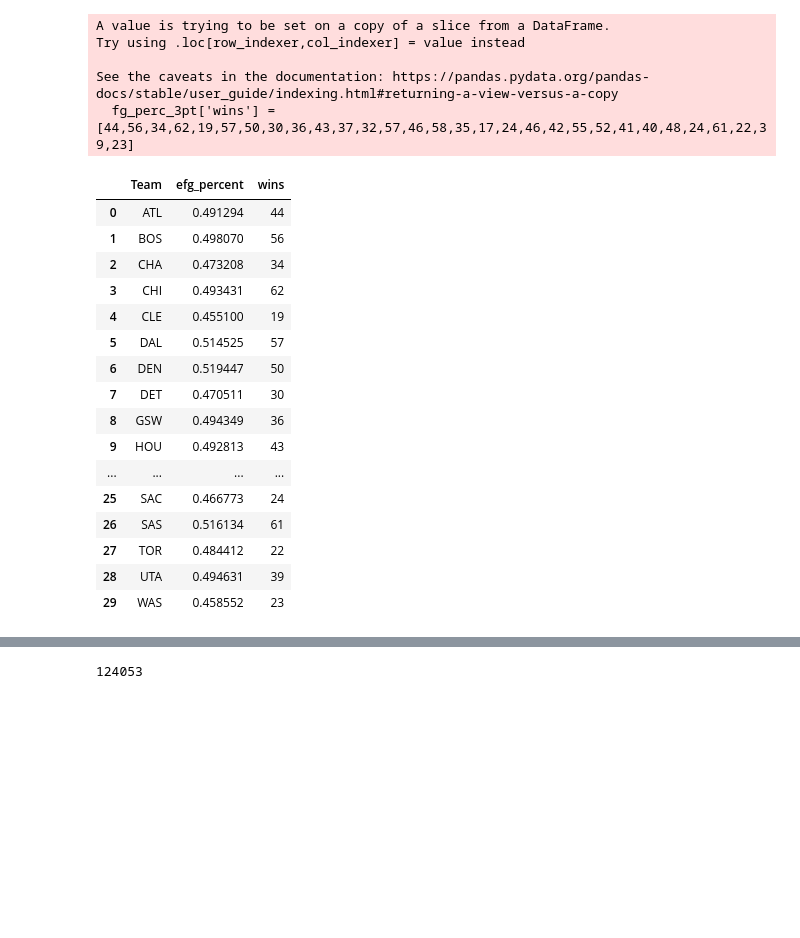
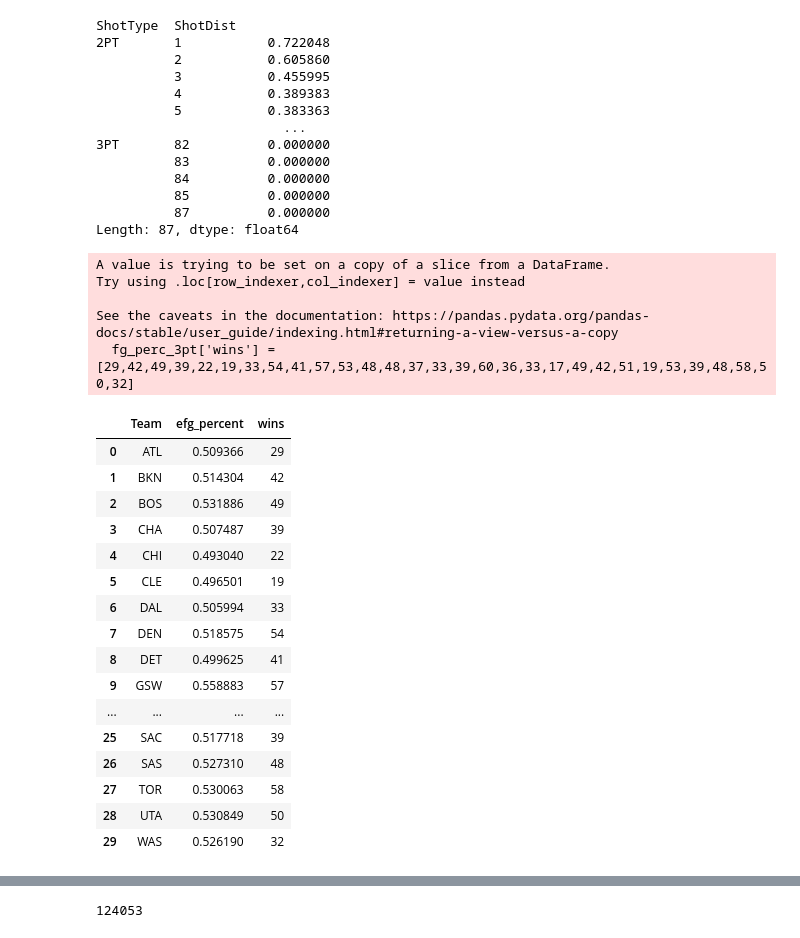
Before and after one commit to rsandbe1/python_project, a Jupyter notebook: project.ipynb, the cells around one changed output, grey strips where cells are left out. Cells and saved outputs as stored; diff of their text form; code cells hidden in the pictures; blank space fills up the shorter version.

```diff
--- a/project.ipynb
+++ b/project.ipynb
@@ -6,7 +7,7 @@ all_stats = pd.read_csv('../python_project_csv_files/2019-20_pbp.csv', header =
 
 pd.set_option("display.max_columns", None)
 # %%
-older_stats = pd.read_csv('../python_project_csv_files/2010-11_pbp.csv', header = [0])
+older_stats = pd.read_csv('../python_project_csv_files/2018-19_pbp.csv', header = [0])
 
 pd.set_option("display.max_columns", None)
 # %%
@@ -15,56 +16,75 @@ older_stats['Play'] = older_stats["VISITORDESCRIPTION"] + older_stats["HOMEDESCR
 # %%
 import re
 
 older_stats['Play'] = older_stats['Play'].apply(lambda row: row if re.findall("\d'",row) != [] else np.nan)
 older_stats.dropna(subset=['Play'],inplace=True)
 
 older_stats['ShotDist'] = older_stats['Play'].apply(lambda row: re.findall("\d+'",row)[0][0:2] if len(re.findall("\d+'",row)[0]) == 3 else re.findall("\d+'",row)[0][0:1]).astype(int)
 
 older_stats['ShotOutcome'] = older_stats['Play'].apply(lambda row: 'miss' if 'MISS' in row else 'make')
 older_stats['ShotType'] = older_stats['Play'].apply(lambda row: '3PT' if '3PT' in row else '2PT')
 older_stats['Team'] = older_stats['PLAYER1_TEAM_ABBREVIATION']
 refined_df = older_stats[['Team','ShotType','ShotDist','ShotOutcome']]
+
+#def fg_percent(df):
+
+
 fg_perc = refined_df.groupby(['ShotType','ShotDist']).apply(lambda row: (sum(row['ShotOutcome']=='make')/len(row['ShotOutcome'])))
-fg_perc
+print(fg_perc)
 team_fg_perc = refined_df.groupby(['Team','ShotType']).apply(lambda row: (sum(row['ShotOutcome']=='make')/len(row['ShotOutcome']))).reset_index(name='fg_percent')
 
 test = refined_df.groupby('Team').apply(lambda row: (sum((row['ShotOutcome']=='make') & (row['ShotType']=='2PT'))+sum((row['ShotOutcome']=='make') & (row['ShotType']=='3PT')))/len(row['ShotOutcome'])).reset_index(name='fg_percent')
-test['wins'] = [44,56,34,62,19,57,50,30,36,43,37,32,57,46,58,35,17,24,46,42,55,52,41,40,48,24,61,22,39,23]
+#test['wins'] = [44,56,34,62,19,57,50,30,36,43,37,32,57,46,58,35,17,24,46,42,55,52,41,40,48,24,61,22,39,23]
+test['wins'] = [29,42,49,39,22,19,33,54,41,57,53,48,48,37,33,39,60,36,33,17,49,42,51,19,53,39,48,58,50,32]
 
 team_efg_perc = refined_df.groupby('Team').apply(lambda row: (sum((row['ShotOutcome']=='make') & (row['ShotType']=='2PT'))+1.5*sum((row['ShotOutcome']=='make') & (row['ShotType']=='3PT')))/len(row['ShotOutcome'])).reset_index(name='efg_percent')
-team_efg_perc['wins'] = [44,56,34,62,19,57,50,30,36,43,37,32,57,46,58,35,17,24,46,42,55,52,41,40,48,24,61,22,39,23]
+#team_efg_perc['wins'] = [44,56,34,62,19,57,50,30,36,43,37,32,57,46,58,35,17,24,46,42,55,52,41,40,48,24,61,22,39,23]
+team_efg_perc['wins'] = [29,42,49,39,22,19,33,54,41,57,53,48,48,37,33,39,60,36,33,17,49,42,51,19,53,39,48,58,50,32]
 
 #team_fg_perc['attempts'] = refined_df.groupby(['Team']).apply(lambda row: sum(row['ShotType']=='3PT') if row['ShotType'] == '3PT' else sum(row['ShotType']=='2PT'))
 #team_fg_perc
 
 
 fg_perc_3pt = team_fg_perc[team_fg_perc['ShotType'] == '3PT']
-fg_perc_3pt['wins'] = [44,56,34,62,19,57,50,30,36,43,37,32,57,46,58,35,17,24,46,42,55,52,41,40,48,24,61,22,39,23]
-fg_perc_3pt
+#fg_perc_3pt['wins'] = [44,56,34,62,19,57,50,30,36,43,37,32,57,46,58,35,17,24,46,42,55,52,41,40,48,24,61,22,39,23]
+fg_perc_3pt['wins'] = [29,42,49,39,22,19,33,54,41,57,53,48,48,37,33,39,60,36,33,17,49,42,51,19,53,39,48,58,50,32]
 team_efg_perc
 # %% [output]
-A value is trying to be set on a copy of a slice from a DataFrame.
-Try using .loc[row_indexer,col_indexer] = value instead
-
-See the caveats in the documentation: https://pandas.pydata.org/pandas-docs/stable/user_guide/indexing.html#returning-a-view-versus-a-copy
-  fg_perc_3pt['wins'] = [44,56,34,62,19,57,50,30,36,43,37,32,57,46,58,35,17,24,46,42,55,52,41,40,48,24,61,22,39,23]
+ShotType  ShotDist
+2PT       1           0.722048
+          2           0.605860
+          3           0.455995
+          4           0.389383
+          5           0.383363
+                        ...
+3PT       82          0.000000
+          83          0.000000
+          84          0.000000
+          85          0.000000
+          87          0.000000
+Length: 87, dtype: float64
+A value is trying to be set on a copy of a slice from a DataFrame.
+Try using .loc[row_indexer,col_indexer] = value instead
+
+See the caveats in the documentation: https://pandas.pydata.org/pandas-docs/stable/user_guide/indexing.html#returning-a-view-versus-a-copy
+  fg_perc_3pt['wins'] = [29,42,49,39,22,19,33,54,41,57,53,48,48,37,33,39,60,36,33,17,49,42,51,19,53,39,48,58,50,32]
 |  | Team | efg_percent | wins |
-| 0 | ATL | 0.491294 | 44 |
-| 1 | BOS | 0.498070 | 56 |
-| 2 | CHA | 0.473208 | 34 |
-| 3 | CHI | 0.493431 | 62 |
-| 4 | CLE | 0.455100 | 19 |
-| 5 | DAL | 0.514525 | 57 |
-| 6 | DEN | 0.519447 | 50 |
-| 7 | DET | 0.470511 | 30 |
-| 8 | GSW | 0.494349 | 36 |
-| 9 | HOU | 0.492813 | 43 |
+| 0 | ATL | 0.509366 | 29 |
+| 1 | BKN | 0.514304 | 42 |
+| 2 | BOS | 0.531886 | 49 |
+| 3 | CHA | 0.507487 | 39 |
+| 4 | CHI | 0.493040 | 22 |
+| 5 | CLE | 0.496501 | 19 |
+| 6 | DAL | 0.505994 | 33 |
+| 7 | DEN | 0.518575 | 54 |
+| 8 | DET | 0.499625 | 41 |
+| 9 | GSW | 0.558883 | 57 |
 | ... | ... | ... | ... |
-| 25 | SAC | 0.466773 | 24 |
-| 26 | SAS | 0.516134 | 61 |
-| 27 | TOR | 0.484412 | 22 |
-| 28 | UTA | 0.494631 | 39 |
-| 29 | WAS | 0.458552 | 23 |
+| 25 | SAC | 0.517718 | 39 |
+| 26 | SAS | 0.527310 | 48 |
+| 27 | TOR | 0.530063 | 58 |
+| 28 | UTA | 0.530849 | 50 |
+| 29 | WAS | 0.526190 | 32 |
 # %%
 xd = fg_perc_3pt['fg_percent']
 yd = fg_perc_3pt['wins']
```
Also changed, not shown: parts of 14 cells of this notebook, 22 other files.
